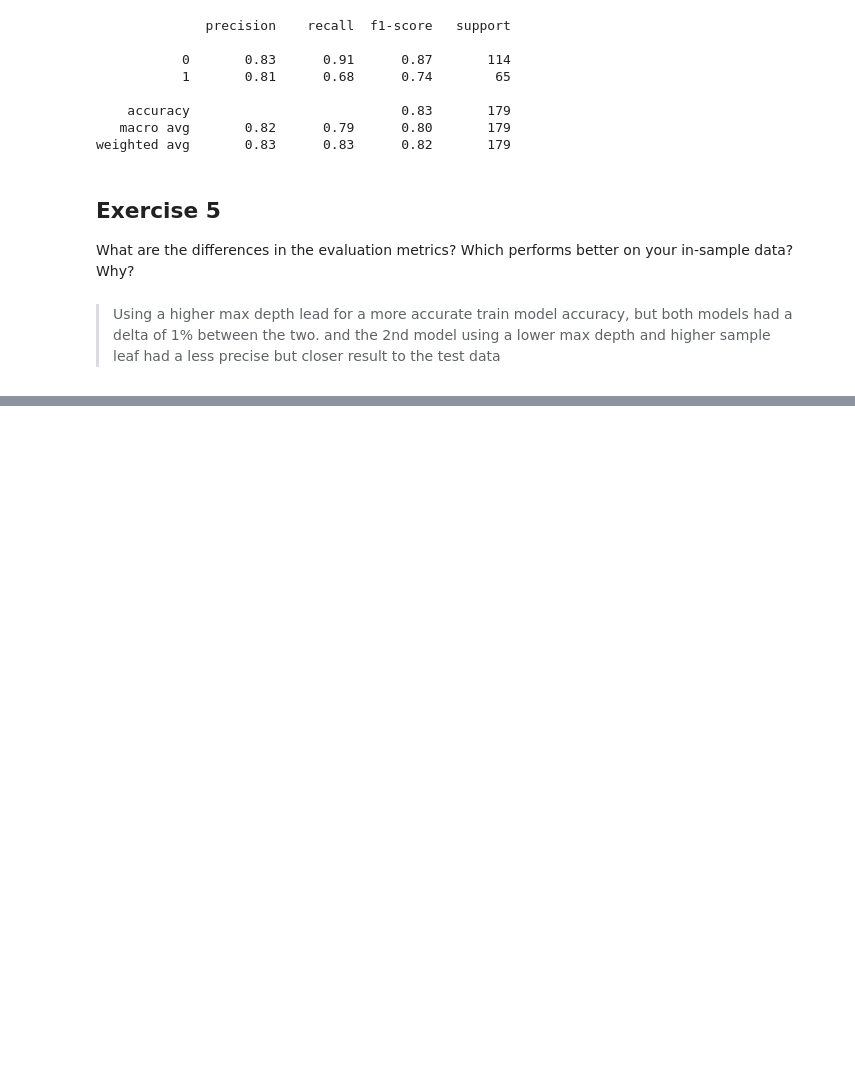
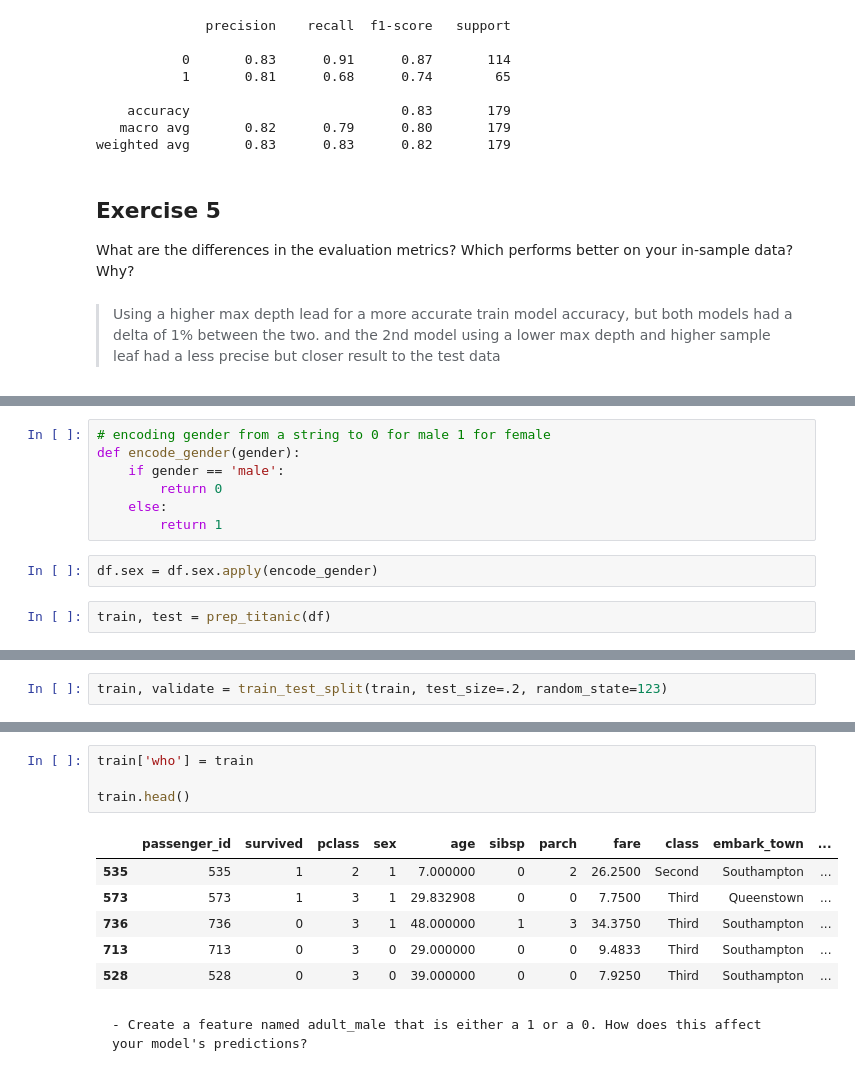
Before and after one commit to jivemachine/ds-methodologies-exercises, a Jupyter notebook: classification/model.ipynb, the cells around one changed output, grey strips where cells are left out. Cells and saved outputs as stored; diff of their text form; blank space fills up the shorter version.

```diff
--- a/classification/model.ipynb
+++ b/classification/model.ipynb
@@ -850,0 +870,11 @@ What are the differences in the evaluation metrics? Which performs better on you
+# %%
+# encoding gender from a string to 0 for male 1 for female
+def encode_gender(gender):
+    if gender == 'male':
+        return 0
+    else:
+        return 1
+# %%
+df.sex = df.sex.apply(encode_gender)
+# %%
+train, test = prep_titanic(df)
@@ -850,0 +888,2 @@ What are the differences in the evaluation metrics? Which performs better on you
+# %%
+train, validate = train_test_split(train, test_size=.2, random_state=123)
@@ -850,0 +1231,13 @@ What are the differences in the evaluation metrics? Which performs better on you
+# %%
+train['who'] = train
+
+train.head()
+# %% [output]
+|  | passenger_id | survived | pclass | sex | age | sibsp | parch | fare | class | embark_town | ... |
+| 535 | 535 | 1 | 2 | 1 | 7.000000 | 0 | 2 | 26.2500 | Second | Southampton | ... |
+| 573 | 573 | 1 | 3 | 1 | 29.832908 | 0 | 0 | 7.7500 | Third | Queenstown | ... |
+| 736 | 736 | 0 | 3 | 1 | 48.000000 | 1 | 3 | 34.3750 | Third | Southampton | ... |
+| 713 | 713 | 0 | 3 | 0 | 29.000000 | 0 | 0 | 9.4833 | Third | Southampton | ... |
+| 528 | 528 | 0 | 3 | 0 | 39.000000 | 0 | 0 | 7.9250 | Third | Southampton | ... |
+# %% [markdown]
+    - Create a feature named adult_male that is either a 1 or a 0. How does this affect your model's predictions?
```
Also changed, not shown: parts of 60 cells of this notebook.
